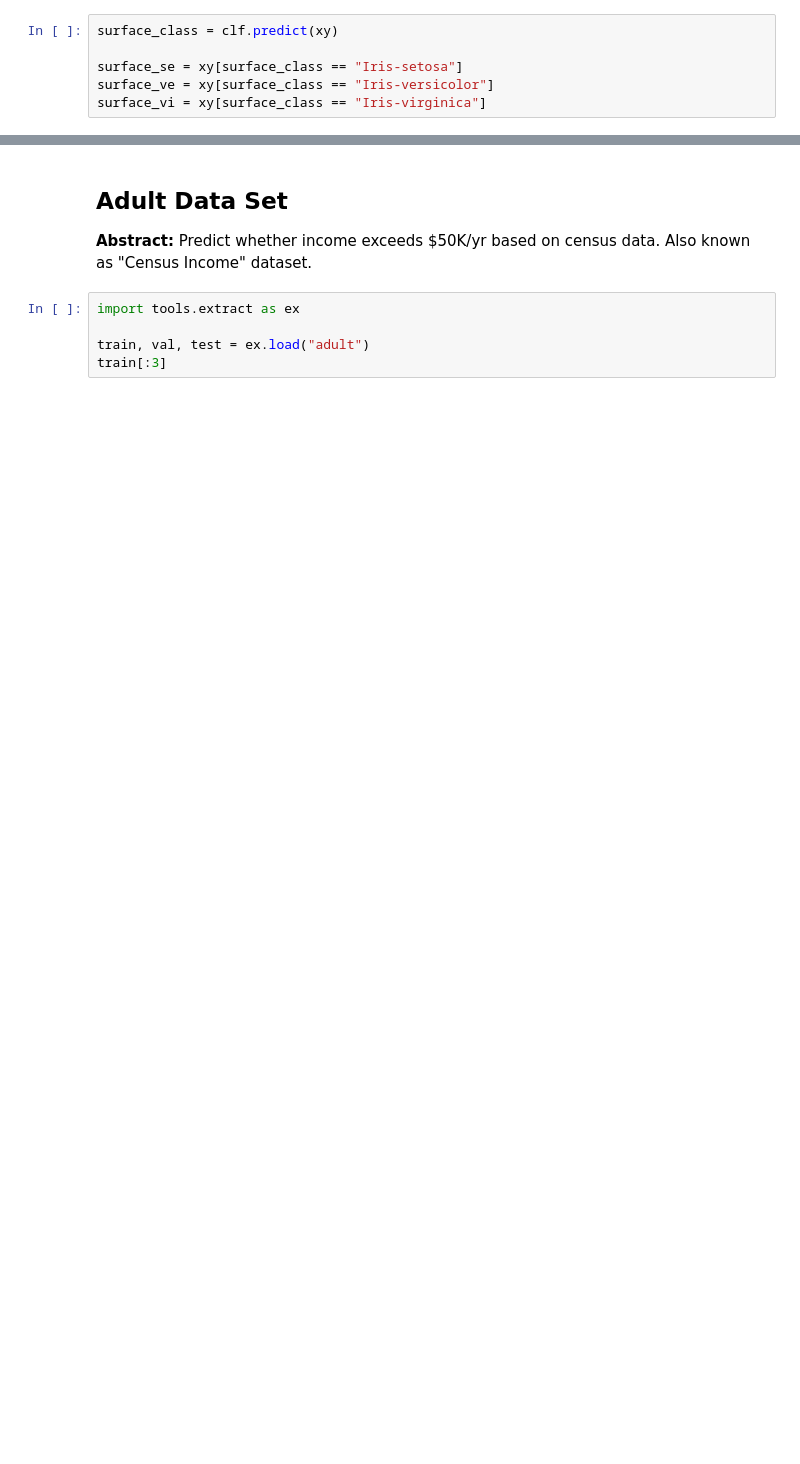
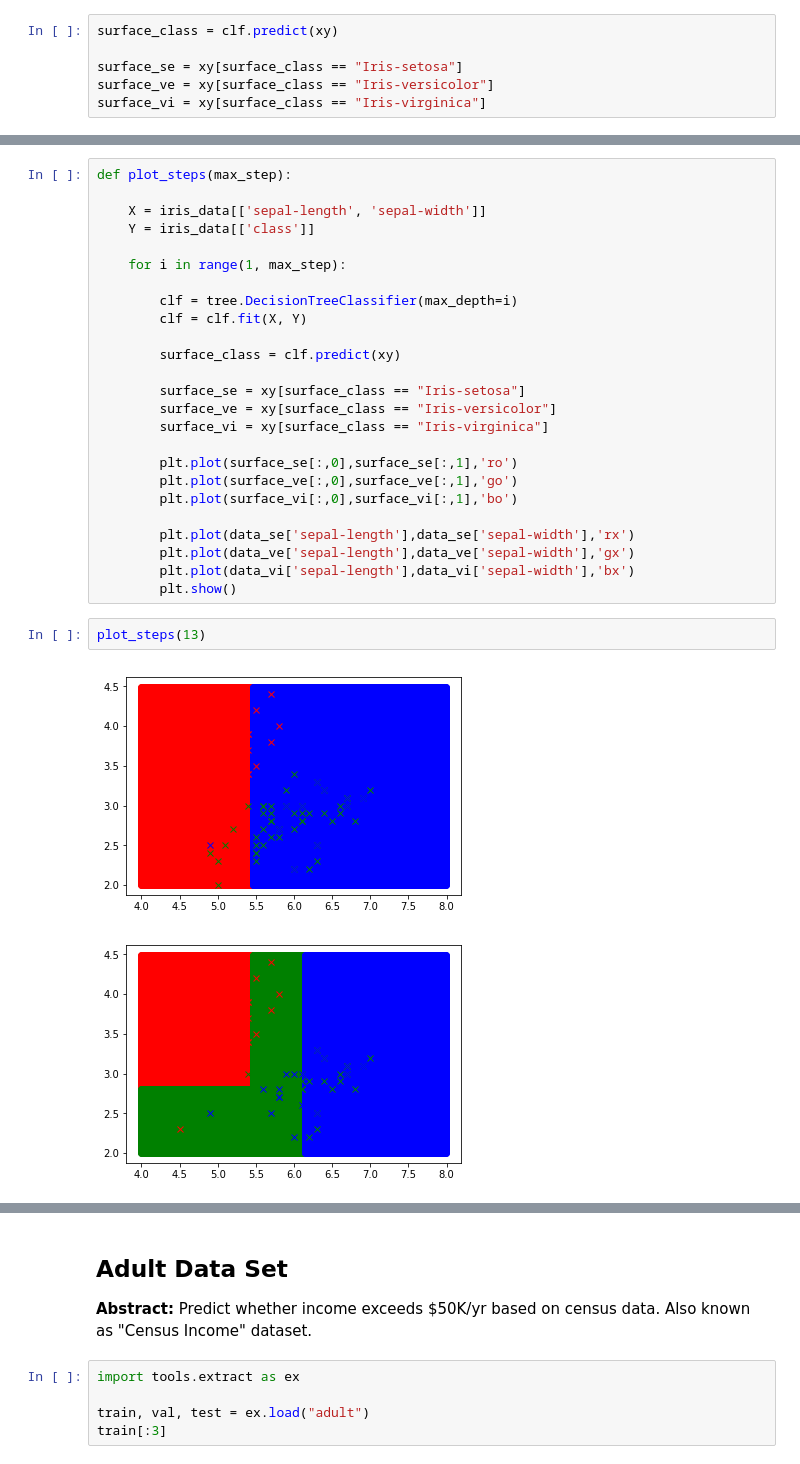
Before and after one commit to CodeEd-eV/ML-01-Decision-Tree, a Jupyter notebook: 00-introduction.ipynb, the cells around one changed output, grey strips where cells are left out. Drawn from its saved outputs; the diff is of its cells as text; blank space fills up the shorter version.

Commit message:
decision surface steps

```diff
--- a/00-introduction.ipynb
+++ b/00-introduction.ipynb
@@ -91,0 +90,30 @@ plt.show()
+# %%
+def plot_steps(max_step):
+
+    X = iris_data[['sepal-length', 'sepal-width']]
+    Y = iris_data[['class']]
+
+    for i in range(1, max_step):
+
+        clf = tree.DecisionTreeClassifier(max_depth=i)
+        clf = clf.fit(X, Y)
+
+        surface_class = clf.predict(xy)
+
+        surface_se = xy[surface_class == "Iris-setosa"]
+        surface_ve = xy[surface_class == "Iris-versicolor"]
+        surface_vi = xy[surface_class == "Iris-virginica"]
+
+        plt.plot(surface_se[:,0],surface_se[:,1],'ro')
+        plt.plot(surface_ve[:,0],surface_ve[:,1],'go')
+        plt.plot(surface_vi[:,0],surface_vi[:,1],'bo')
+
+        plt.plot(data_se['sepal-length'],data_se['sepal-width'],'rx')
+        plt.plot(data_ve['sepal-length'],data_ve['sepal-width'],'gx')
+        plt.plot(data_vi['sepal-length'],data_vi['sepal-width'],'bx')
+        plt.show()
+# %%
+plot_steps(13)
+# %% [output]
+[figure, added]
+[figure, added]
```
Also changed, not shown: parts of 8 cells of this notebook.
